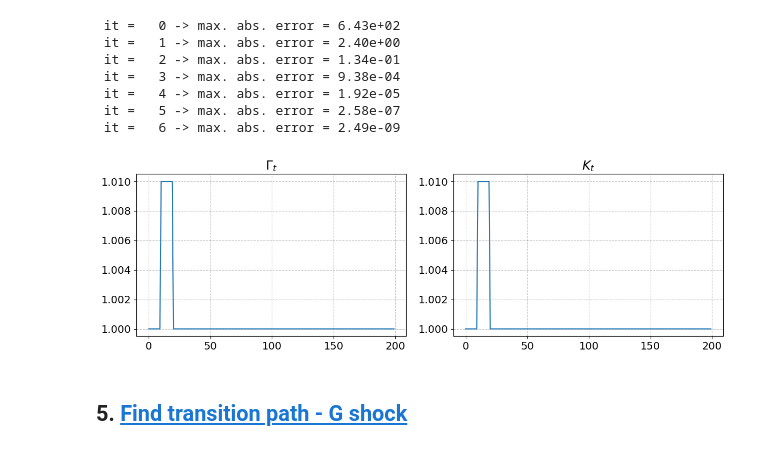
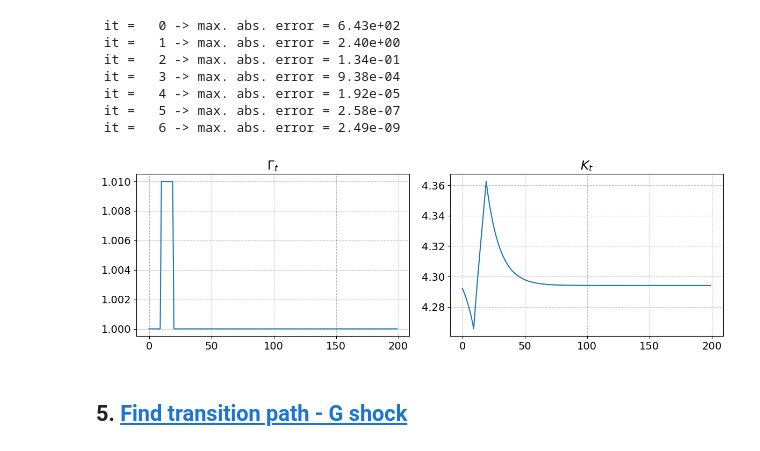
Before and after one commit to NumEconCopenhagen/MiniCourse-HetAMacro, a Jupyter notebook: 03-Transitional-Dynamics/Ramsey.ipynb, the cells around one changed output. Cells and saved outputs as stored; diff of their text form; code cells hidden in the pictures.

```diff
--- a/03-Transitional-Dynamics/Ramsey.ipynb
+++ b/03-Transitional-Dynamics/Ramsey.ipynb
@@ -355,18 +355,18 @@ _ = obj(K)
 # %%
 fig = plt.figure(figsize=(12,4))
 
 ax = fig.add_subplot(1,2,1)
 ax.plot(np.arange(par.T),path.Gamma)
-ax.set_title('$\Gamma_{t}$')
+ax.set_title('$\\Gamma_{t}$')
 
 ax = fig.add_subplot(1,2,2)
-ax.plot(np.arange(par.T),path.Gamma)
+ax.plot(np.arange(par.T),path.K)
 ax.set_title('$K_{t}$')
 
 fig.tight_layout()
 fig.savefig('figs/Gamma_shock_future.pdf')
 # %% [output]
-[figure, old version]
+[figure, new version]
 # %% [markdown]
 ## 5. <a id='toc5_'></a>[Find transition path - G shock](#toc0_)
 # %%
```
Also changed, not shown: parts of 2 cells of this notebook, 23 other files.
